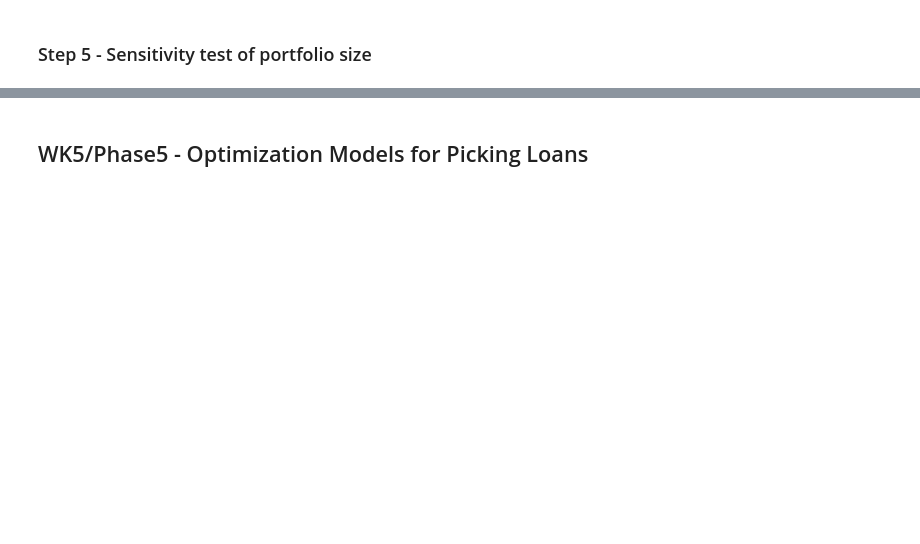
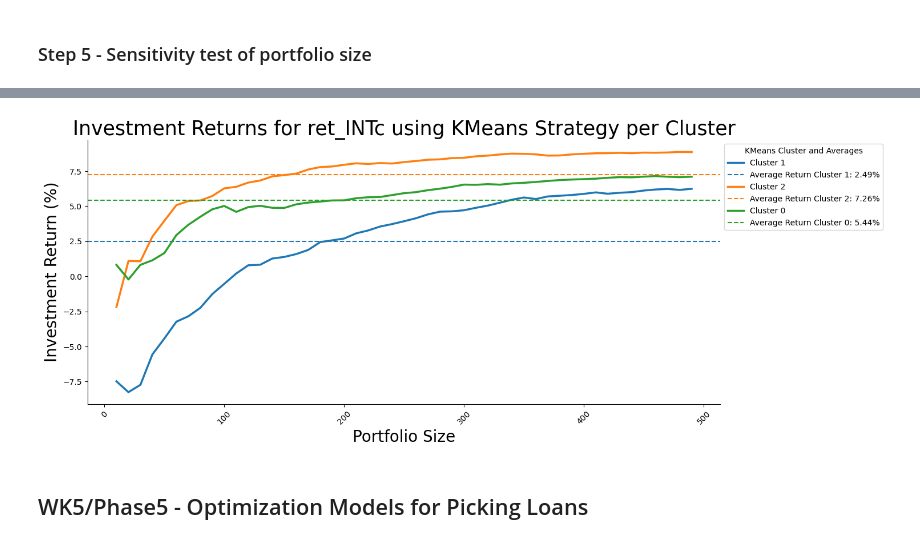
Before and after one commit to rodolfolermacontreras/Business_Analytics_WK5_Update, a Jupyter notebook: Business_Analytics_Compilation.ipynb, the cells around one changed output, grey strips where cells are left out. Cells and saved outputs as stored; diff of their text form; code cells hidden in the pictures; blank space fills up the shorter version.

```diff
--- a/Business_Analytics_Compilation.ipynb
+++ b/Business_Analytics_Compilation.ipynb
@@ -882,16 +883,16 @@ def fit_regression(model, data_dict,
 
         #y_train = data.loc[filter_train, ret_col].as_matrix()
         #y_test = data.loc[filter_test, ret_col].as_matrix()
-        y_train = data.loc[filter_train, ret_col].to_numpy()
-        y_test = data.loc[filter_test, ret_col].to_numpy()
+        y_train = final_data.loc[filter_train, ret_col].to_numpy()
+        y_test = final_data.loc[filter_test, ret_col].to_numpy()
 
         # --------------------------
         #   Step 2 - Fit the model
         # --------------------------
 
         if separate:
-            outcome_train = data.loc[filter_train, 'outcome']
-            outcome_test = data.loc[filter_test, 'outcome']
+            outcome_train = final_data.loc[filter_train, 'outcome']
+            outcome_test = final_data.loc[filter_test, 'outcome']
 
             # Train two separate regressors for defaulted and non-defaulted loans
             X_train_0 = X_train[outcome_train == False]
@@ -1168,7 +1246,7 @@ def test_investments(data_dict,
     col_list = ['ret_PESS', 'ret_OPT', 'ret_INTa', 'ret_INTb', 'ret_INTc']
 
     # Create a dataframe for testing, including the score
-    data_test = data.loc[test_set,:]
+    data_test = final_data.loc[test_set,:]
     out = {}
 
     for ret_col in col_list:
@@ -1440,6 +1555,6 @@ kmeans_strategy = test_investments(data_dict_reg, classifier = l1_logistic_all,
 # %%
 # Extract unique kmeans values from the test data
-test_data_subset = data.loc[data_dict1213_reg['test_set']]
+test_data_subset = final_data.loc[data_dict_reg['test_set']]
 kmeans_values = test_data_subset['kmeans'].unique()
 
 # Loop through each return column
@@ -1455,7 +1586,7 @@ result_sensitivity = []
 
 # Vary the portfolio size from 10 to 300 in increments of 10
 for num_loans in list(range(10,500,10)):
-    reg_0 = test_investments(data_dict1213_reg, regressor=reg_separate1213, classifier=l1_logistic1213,
+    reg_0 = test_investments(data_dict_reg, regressor=reg_separate, classifier=l1_logistic_all,
                              strategy='Two-stage', num_loans=num_loans)
     result_sensitivity.append(reg_0['ret_INTc']['average return'])
 
@@ -1498,40 +1631,42 @@ returns_per_cluster = {}
 for num_loans in portfolio_sizes:
 
     # Get investment results using the 'KMeans' strategy
-    kmeans_results = test_investments(data_dict1213_reg, classifier=l1_logistic1213, regressor=reg_separate1213,
+    kmeans_results = test_investments(data_dict_reg, classifier=l1_logistic_all, regressor=reg_separate,
                                       strategy='KMeans', num_loans=num_loans)
 
     # Loop through each kmeans cluster for ret_INTc
     for key in kmeans_results:
         if "ret_INTc_kmean" in key:
             cluster_num = key.split("_")[-1]
             if cluster_num not in returns_per_cluster:
                 returns_per_cluster[cluster_num] = []
             returns_per_cluster[cluster_num].append(kmeans_results[key]['average return'] * 100)
 
 # Plotting
 plt.figure(figsize=(15, 6))
 
 # Colors for each cluster's returns
 colors = sns.color_palette("tab10", len(returns_per_cluster))
 
 # Plot each cluster's returns
 for i, (cluster_num, returns) in enumerate(returns_per_cluster.items()):
     sns.lineplot(x=portfolio_sizes, y=returns, label=f"Cluster {cluster_num}", color=colors[i], linewidth=2.5)
 
     # Plot average return for this cluster
     avg_return = np.mean(returns)
     plt.axhline(y=avg_return, color=colors[i], linestyle='--', label=f"Average Return Cluster {cluster_num}: {avg_return:.2f}%")
 
 # Customize the plot
 plt.xticks(rotation=45)
 sns.despine()
 plt.ylabel('Investment Return (%)', size=20)
 plt.xlabel('Portfolio Size', size=20)
 plt.title("Investment Returns for ret_INTc using KMeans Strategy per Cluster", size=25)
 plt.legend(title="KMeans Cluster and Averages", loc='upper left', bbox_to_anchor=(1,1))
 plt.tight_layout()
 plt.show()
+# %% [output]
+[figure, added]
 # %% [markdown]
 ## WK5/Phase5 - Optimization Models for Picking Loans
 # %%
```
Also changed, not shown: parts of 26 cells of this notebook.
